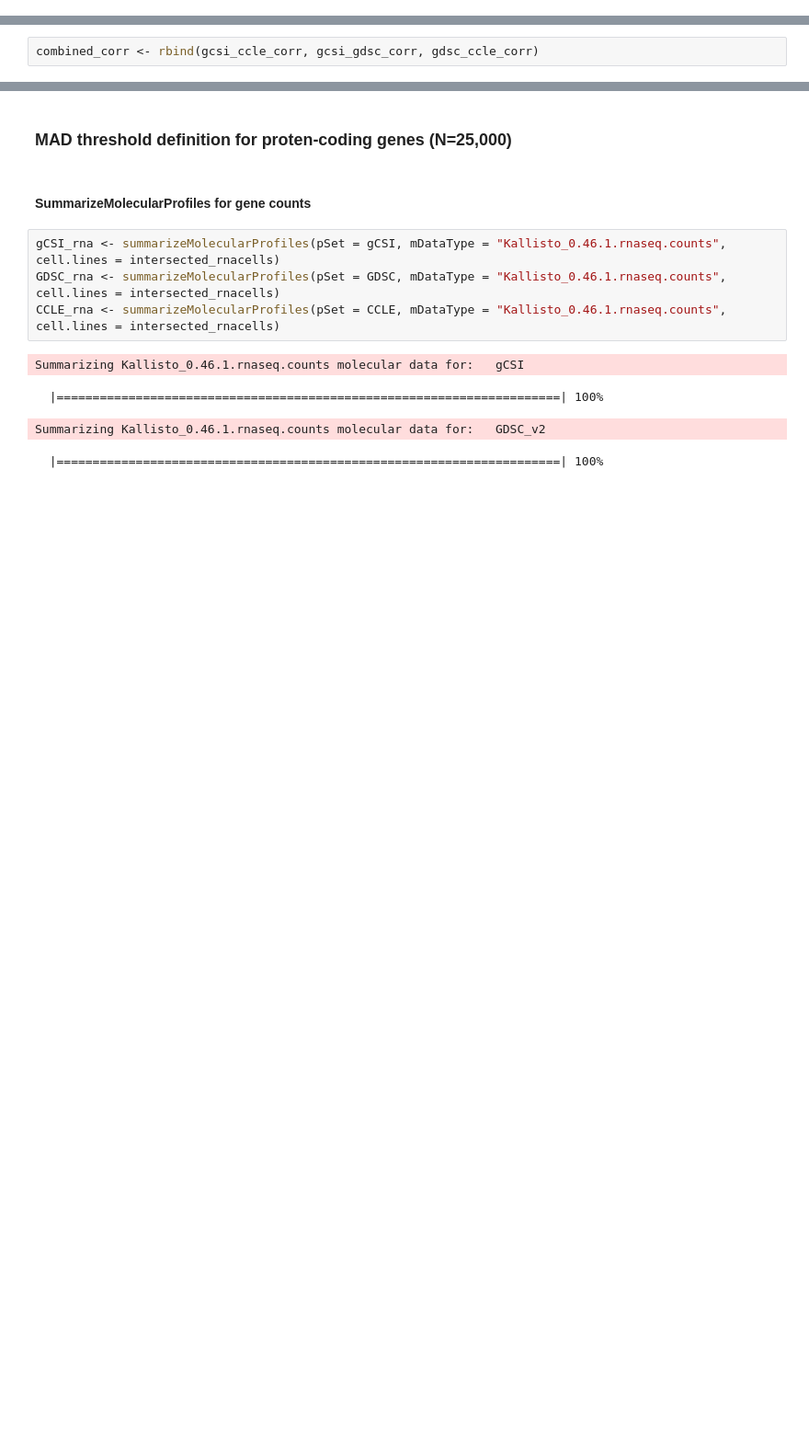
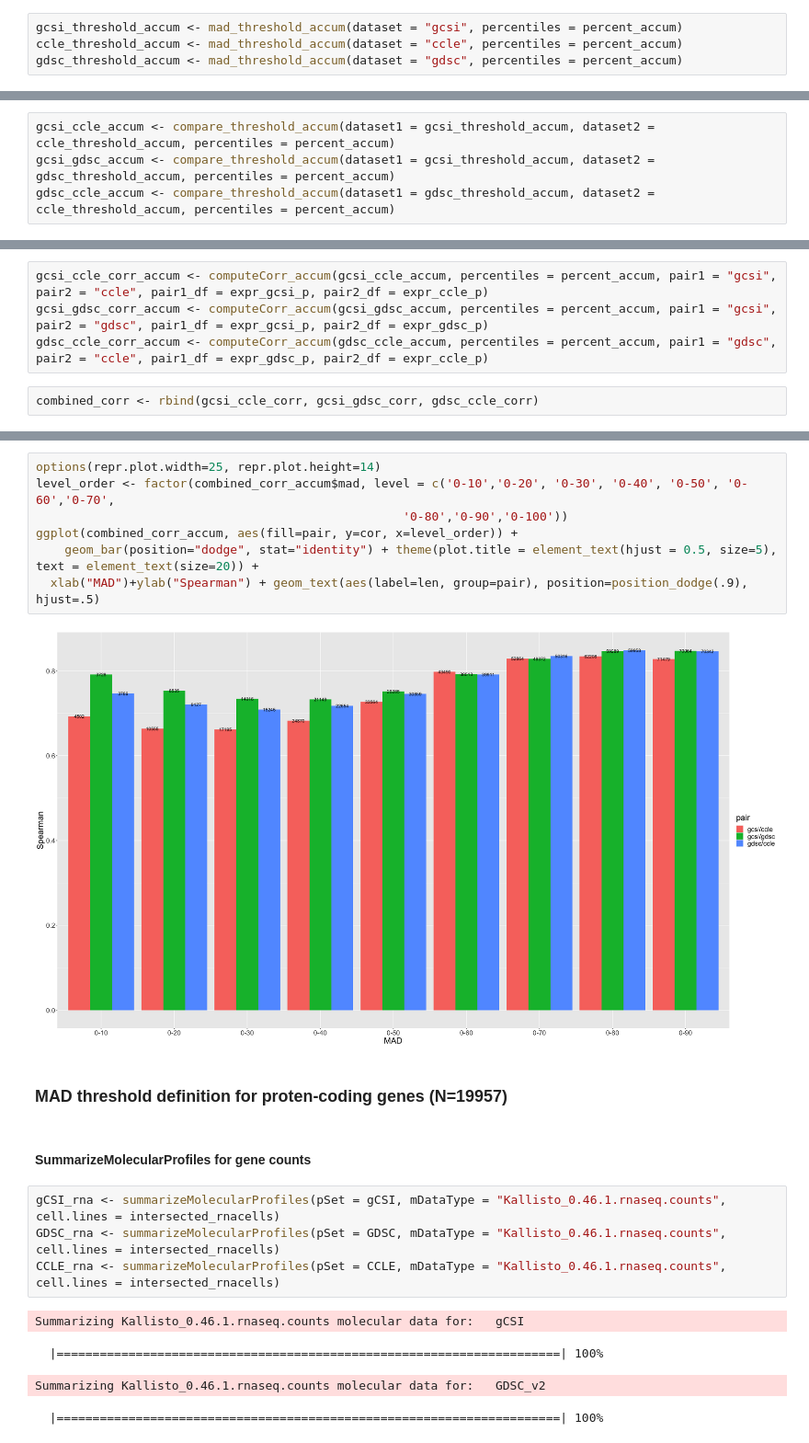
Before and after one commit to anthfm/TranscriptML, a Jupyter notebook: transcript_ML.R.ipynb, the cells around one changed output, grey strips where cells are left out. Shown at 92% size. Cells and saved outputs as stored; diff of their text form; blank space fills up the shorter version.

```diff
--- a/transcript_ML.R.ipynb
+++ b/transcript_ML.R.ipynb
@@ -265,3 +399,7 @@ gdsc_threshold <- mad_threshold(dataset = "gdsc", percentiles = percent)
+# %%
+gcsi_threshold_accum <- mad_threshold_accum(dataset = "gcsi", percentiles = percent_accum)
+ccle_threshold_accum <- mad_threshold_accum(dataset = "ccle", percentiles = percent_accum)
+gdsc_threshold_accum <- mad_threshold_accum(dataset = "gdsc", percentiles = percent_accum)
 # %% [markdown]
 #### Compare threshold per dataset pair
 # %%
@@ -271,3 +413,7 @@ gdsc_ccle <- compare_threshold(dataset1 = gdsc_threshold, dataset2 = ccle_thresh
+# %%
+gcsi_ccle_accum <- compare_threshold_accum(dataset1 = gcsi_threshold_accum, dataset2 = ccle_threshold_accum, percentiles = percent_accum)
+gcsi_gdsc_accum <- compare_threshold_accum(dataset1 = gcsi_threshold_accum, dataset2 = gdsc_threshold_accum, percentiles = percent_accum)
+gdsc_ccle_accum <- compare_threshold_accum(dataset1 = gdsc_threshold_accum, dataset2 = ccle_threshold_accum, percentiles = percent_accum)
 # %% [markdown]
 #### Compute correlation for each dataset pair
 # %%
@@ -277,2 +427,6 @@ gdsc_ccle_corr <- computeCorr(gdsc_ccle, percentiles = percent, pair1 = "gdsc",
+# %%
+gcsi_ccle_corr_accum <- computeCorr_accum(gcsi_ccle_accum, percentiles = percent_accum, pair1 = "gcsi", pair2 = "ccle", pair1_df = expr_gcsi_p, pair2_df = expr_ccle_p)
+gcsi_gdsc_corr_accum <- computeCorr_accum(gcsi_gdsc_accum, percentiles = percent_accum, pair1 = "gcsi", pair2 = "gdsc", pair1_df = expr_gcsi_p, pair2_df = expr_gdsc_p)
+gdsc_ccle_corr_accum <- computeCorr_accum(gdsc_ccle_accum, percentiles = percent_accum, pair1 = "gdsc", pair2 = "ccle", pair1_df = expr_gdsc_p, pair2_df = expr_ccle_p)
 # %%
 combined_corr <- rbind(gcsi_ccle_corr, gcsi_gdsc_corr, gdsc_ccle_corr)
@@ -287,5 +457,14 @@ ggplot(combined_corr, aes(fill=pair, y=cor, x=level_order)) +
+# %%
+options(repr.plot.width=25, repr.plot.height=14)
+level_order <- factor(combined_corr_accum$mad, level = c('0-10','0-20', '0-30', '0-40', '0-50', '0-60','0-70',
+                                                   '0-80','0-90','0-100'))
+ggplot(combined_corr_accum, aes(fill=pair, y=cor, x=level_order)) +
+    geom_bar(position="dodge", stat="identity") + theme(plot.title = element_text(hjust = 0.5, size=5), text = element_text(size=20)) +
+  xlab("MAD")+ylab("Spearman") + geom_text(aes(label=len, group=pair), position=position_dodge(.9), hjust=.5)
+# %% [output]
+[figure, added]
 # %% [markdown]
-### MAD threshold definition for proten-coding genes (N=25,000)
+### MAD threshold definition for proten-coding genes (N=19957)
 # %% [markdown]
 #### SummarizeMolecularProfiles for gene counts
 # %%
```
Also changed, not shown: parts of 33 cells of this notebook.
